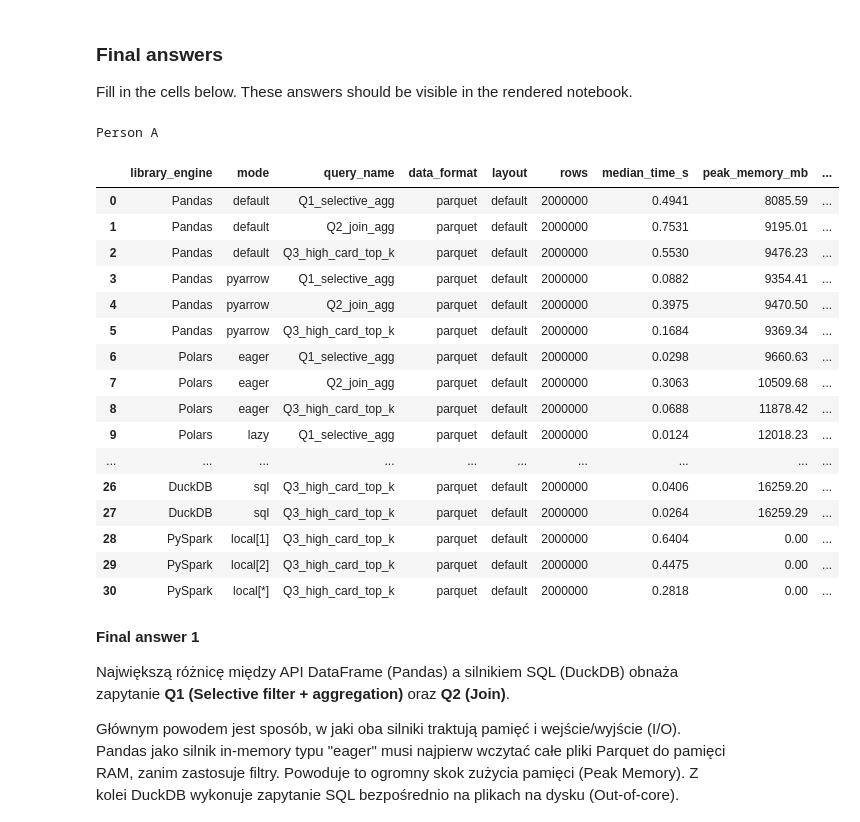
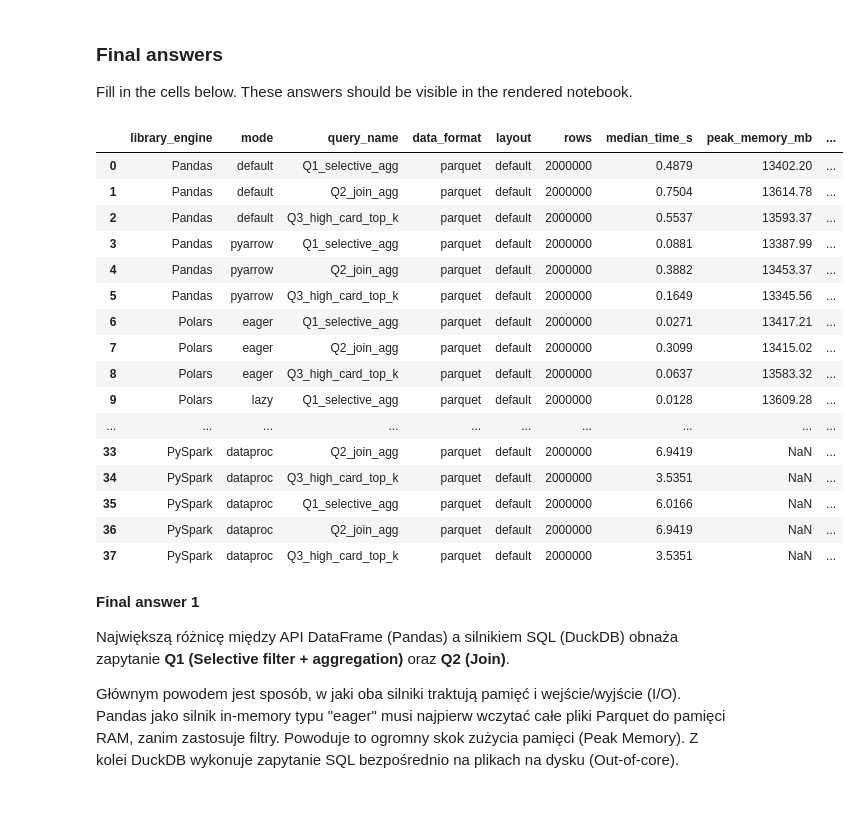
Before and after one commit to m-baj/tbd-workshop-1, a Jupyter notebook: notebooks/tbd_phase_2_26L.ipynb, the cells around one changed output. Cells and saved outputs as stored; diff of their text form; code cells hidden in the pictures.

Commit message:
dataproc spark done

```diff
--- a/notebooks/tbd_phase_2_26L.ipynb
+++ b/notebooks/tbd_phase_2_26L.ipynb
@@ -1320,6 +1295,8 @@ def pyspark_q3(events_path):
 # %%
 # ── Run benchmarks ────────────────────────────────────────────────────────────
 print("\n--- Start: PySpark local[*] ---")
+
+local_pyspark_results = []
 
 for q_func, kwargs, q_name, input_size_mb in [
     (pyspark_q1, {"events_path": EVENTS_PATH},                             "Q1_selective_agg", events_size_mb),
@@ -1340,6 +1317,7 @@ for q_func, kwargs, q_name, input_size_mb in [
     )
     row["peak_memory_mb"] = _driver_mem_mb(q_func, kwargs)
     benchmark_results.append(row)
+    local_pyspark_results.append(row)
     print(f"  {q_name}: {row['median_time_s']}s | mem≈{row['peak_memory_mb']}MB | {row['result_check']}")
 
 pd.DataFrame(benchmark_results).tail(3)
@@ -1590,10 +1568,12 @@ task3_results = []
 modes_to_test = ["eager", "lazy", "streaming", "sink"]
 
 for mode in modes_to_test:
-    task3_results.append(run_benchmark(
+    result = run_benchmark(
         polars_stress_test, {"events_path": EVENTS_PATH, "output_path": STRESS_OUTPUT_PATH, "mode": mode},
         "Polars", mode, "Stress_Filter_Map", "parquet", "default", N_ROWS, iterations=3
-    ))
+    )
+    task3_results.append(result)
+    benchmark_results.append(result)
 
 pd.DataFrame(task3_results)
 # %% [output]
@@ -1798,3 +1830,13 @@ You may use the same generated Parquet data, uploaded to GCS. Consider using the
 # %%
-# TODO: Add Dataproc-specific commands, notebook cells, or instructions used by your group.
-# Do not hard-code credentials or project secrets in the notebook.
+import json
+
+with open("dataproc_results.json") as f:
+    dataproc_rows = json.loads(f.read())
+
+for row in dataproc_rows:
+    row["rows"] = 2_000_000
+    row["input_size_mb"] = None
+    row["result_check"] = f"rows={row.pop('result_rows')}"
+    benchmark_results.append(row)
+
+pd.DataFrame(benchmark_results).tail(3)
@@ -1823,37 +1893,27 @@ Do not commit generated data files, benchmark outputs, credentials, or local env
 
 Fill in the cells below. These answers should be visible in the rendered notebook.
 # %%
-
-
-print("Person A")
-
-
 final_benchmark_df = pd.DataFrame(benchmark_results)
 
-
 display(final_benchmark_df)
-
-
-final_benchmark_df.to_csv("person_a_results.csv", index=False)
 # %% [output]
-Person A
 |  | library_engine | mode | query_name | data_format | layout | rows | median_time_s | peak_memory_mb | ... |
-| 0 | Pandas | default | Q1_selective_agg | parquet | default | 2000000 | 0.4941 | 8085.59 | ... |
-| 1 | Pandas | default | Q2_join_agg | parquet | default | 2000000 | 0.7531 | 9195.01 | ... |
-| 2 | Pandas | default | Q3_high_card_top_k | parquet | default | 2000000 | 0.5530 | 9476.23 | ... |
-| 3 | Pandas | pyarrow | Q1_selective_agg | parquet | default | 2000000 | 0.0882 | 9354.41 | ... |
-| 4 | Pandas | pyarrow | Q2_join_agg | parquet | default | 2000000 | 0.3975 | 9470.50 | ... |
-| 5 | Pandas | pyarrow | Q3_high_card_top_k | parquet | default | 2000000 | 0.1684 | 9369.34 | ... |
-| 6 | Polars | eager | Q1_selective_agg | parquet | default | 2000000 | 0.0298 | 9660.63 | ... |
-| 7 | Polars | eager | Q2_join_agg | parquet | default | 2000000 | 0.3063 | 10509.68 | ... |
-| 8 | Polars | eager | Q3_high_card_top_k | parquet | default | 2000000 | 0.0688 | 11878.42 | ... |
-| 9 | Polars | lazy | Q1_selective_agg | parquet | default | 2000000 | 0.0124 | 12018.23 | ... |
+| 0 | Pandas | default | Q1_selective_agg | parquet | default | 2000000 | 0.4879 | 13402.20 | ... |
+| 1 | Pandas | default | Q2_join_agg | parquet | default | 2000000 | 0.7504 | 13614.78 | ... |
+| 2 | Pandas | default | Q3_high_card_top_k | parquet | default | 2000000 | 0.5537 | 13593.37 | ... |
+| 3 | Pandas | pyarrow | Q1_selective_agg | parquet | default | 2000000 | 0.0881 | 13387.99 | ... |
+| 4 | Pandas | pyarrow | Q2_join_agg | parquet | default | 2000000 | 0.3882 | 13453.37 | ... |
+| 5 | Pandas | pyarrow | Q3_high_card_top_k | parquet | default | 2000000 | 0.1649 | 13345.56 | ... |
+| 6 | Polars | eager | Q1_selective_agg | parquet | default | 2000000 | 0.0271 | 13417.21 | ... |
+| 7 | Polars | eager | Q2_join_agg | parquet | default | 2000000 | 0.3099 | 13415.02 | ... |
+| 8 | Polars | eager | Q3_high_card_top_k | parquet | default | 2000000 | 0.0637 | 13583.32 | ... |
+| 9 | Polars | lazy | Q1_selective_agg | parquet | default | 2000000 | 0.0128 | 13609.28 | ... |
 | ... | ... | ... | ... | ... | ... | ... | ... | ... | ... |
-| 26 | DuckDB | sql | Q3_high_card_top_k | parquet | default | 2000000 | 0.0406 | 16259.20 | ... |
-| 27 | DuckDB | sql | Q3_high_card_top_k | parquet | default | 2000000 | 0.0264 | 16259.29 | ... |
-| 28 | PySpark | local[1] | Q3_high_card_top_k | parquet | default | 2000000 | 0.6404 | 0.00 | ... |
-| 29 | PySpark | local[2] | Q3_high_card_top_k | parquet | default | 2000000 | 0.4475 | 0.00 | ... |
-| 30 | PySpark | local[*] | Q3_high_card_top_k | parquet | default | 2000000 | 0.2818 | 0.00 | ... |
+| 33 | PySpark | dataproc | Q2_join_agg | parquet | default | 2000000 | 6.9419 | NaN | ... |
+| 34 | PySpark | dataproc | Q3_high_card_top_k | parquet | default | 2000000 | 3.5351 | NaN | ... |
+| 35 | PySpark | dataproc | Q1_selective_agg | parquet | default | 2000000 | 6.0166 | NaN | ... |
+| 36 | PySpark | dataproc | Q2_join_agg | parquet | default | 2000000 | 6.9419 | NaN | ... |
+| 37 | PySpark | dataproc | Q3_high_card_top_k | parquet | default | 2000000 | 3.5351 | NaN | ... |
 # %%
 from IPython.display import Markdown, display
 
```
Also changed, not shown: parts of 28 cells of this notebook, 2 other files.
